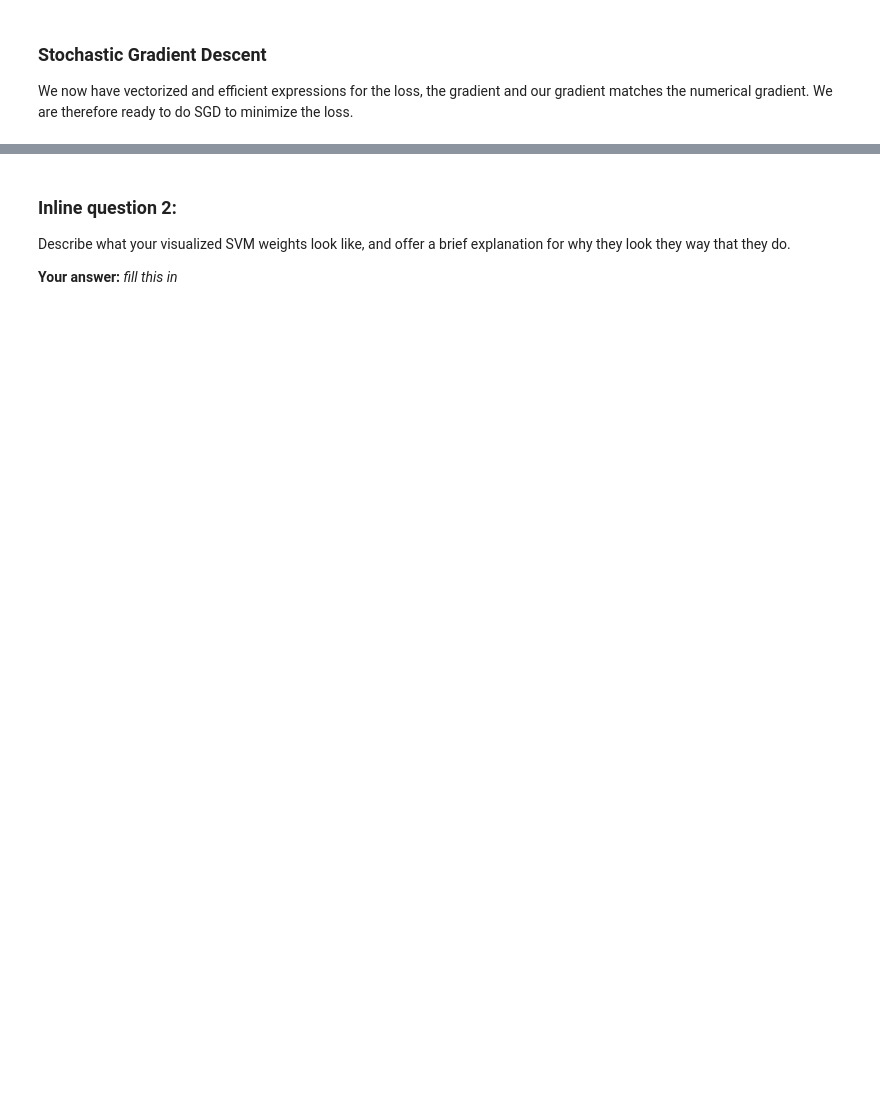
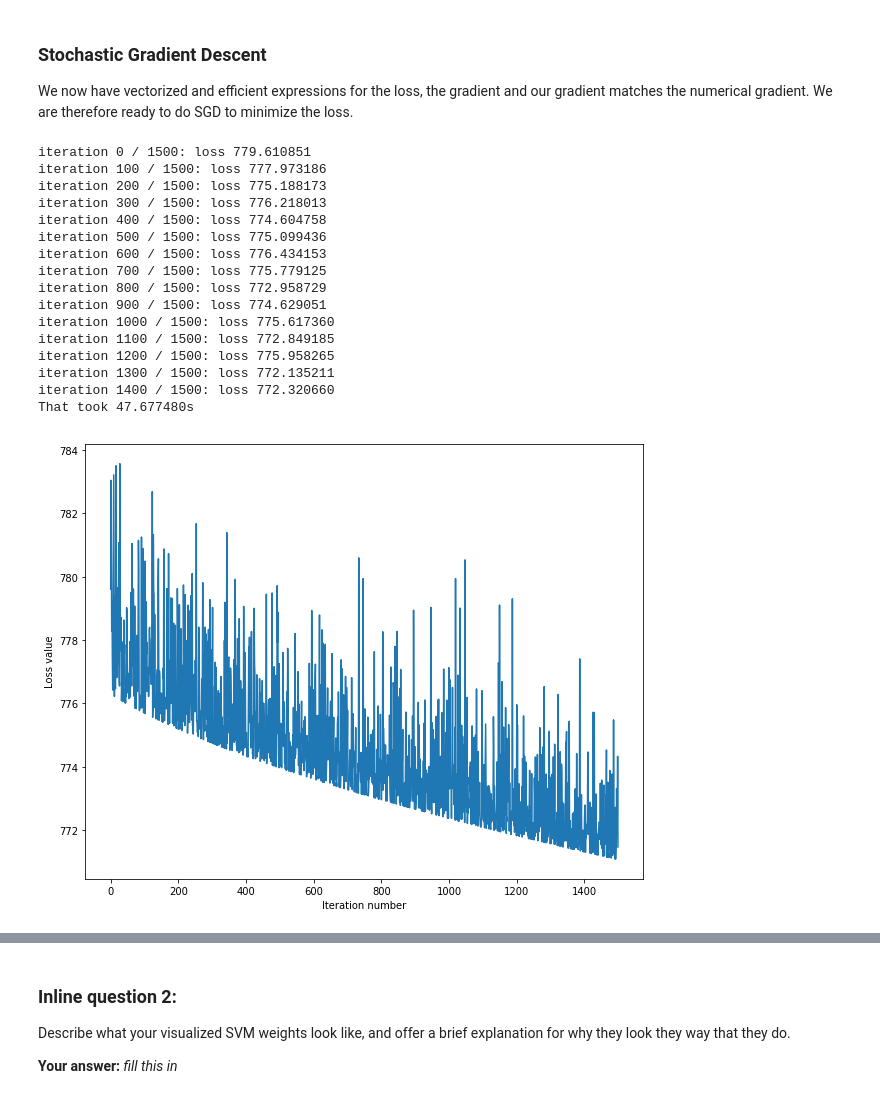
Before and after one commit to PhySci/cs231, a Jupyter notebook: assignment1/svm.ipynb, the cells around one changed output, grey strips where cells are left out. Cells and saved outputs as stored; diff of their text form; code cells hidden in the pictures; blank space fills up the shorter version.

```diff
--- a/assignment1/svm.ipynb
+++ b/assignment1/svm.ipynb
@@ -249,3 +289,37 @@ print('difference: %f' % difference)
 ### Stochastic Gradient Descent
 
 We now have vectorized and efficient expressions for the loss, the gradient and our gradient matches the numerical gradient. We are therefore ready to do SGD to minimize the loss.
+# %%
+# In the file linear_classifier.py, implement SGD in the function
+# LinearClassifier.train() and then run it with the code below.
+from cs231n.classifiers import LinearSVM
+svm = LinearSVM()
+tic = time.time()
+loss_hist = svm.train(X_train, y_train, learning_rate=1e-7, reg=2.5e4, num_iters=1500, verbose=True)
+toc = time.time()
+print('That took %fs' % (toc - tic))
+
+# A useful debugging strategy is to plot the loss as a function of
+# iteration number:
+plt.plot(loss_hist)
+plt.xlabel('Iteration number')
+plt.ylabel('Loss value')
+plt.show()
+# %% [output]
+iteration 0 / 1500: loss 779.610851
+iteration 100 / 1500: loss 777.973186
+iteration 200 / 1500: loss 775.188173
+iteration 300 / 1500: loss 776.218013
+iteration 400 / 1500: loss 774.604758
+iteration 500 / 1500: loss 775.099436
+iteration 600 / 1500: loss 776.434153
+iteration 700 / 1500: loss 775.779125
+iteration 800 / 1500: loss 772.958729
+iteration 900 / 1500: loss 774.629051
+iteration 1000 / 1500: loss 775.617360
+iteration 1100 / 1500: loss 772.849185
+iteration 1200 / 1500: loss 775.958265
+iteration 1300 / 1500: loss 772.135211
+iteration 1400 / 1500: loss 772.320660
+That took 47.677480s
+[figure, added]
```
Also changed, not shown: parts of 12 cells of this notebook, 2 other files.
